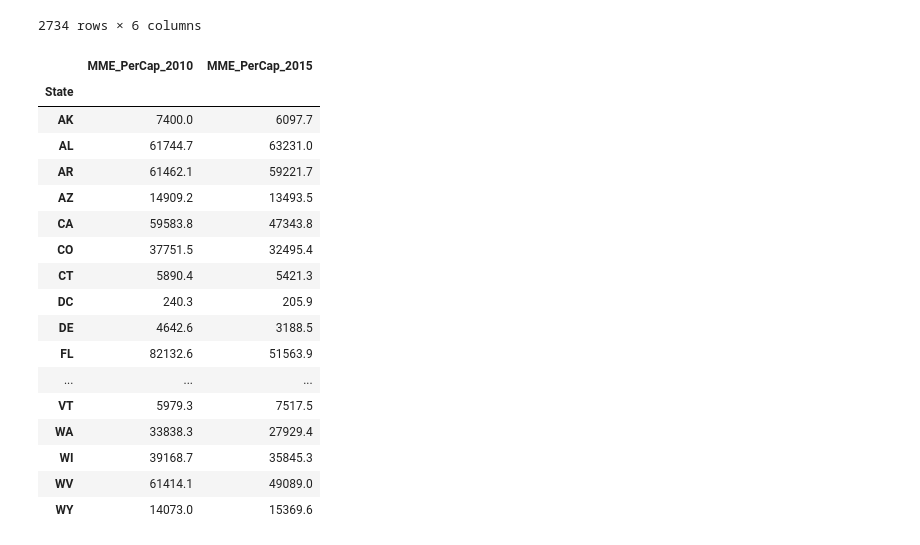
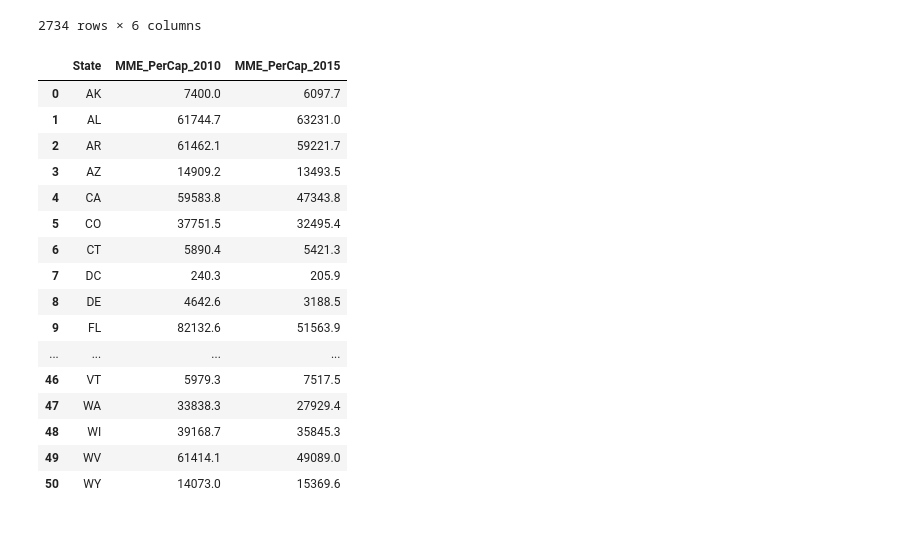
Before and after one commit to Emma-Pang/team_efx_dataproject, a Jupyter notebook: prescription_data/prescriptions2010_2015.ipynb, the cells around one changed output. Drawn from its saved outputs; the diff is of its cells as text; code cells hidden in the pictures.

```diff
--- a/prescription_data/prescriptions2010_2015.ipynb
+++ b/prescription_data/prescriptions2010_2015.ipynb
@@ -44,24 +44,25 @@ opioid_df
 # %%
 # Groupby state
 prescription_by_state=opioid_df.groupby(['State'])['MME_PerCap_2010','MME_PerCap_2015'].sum()
 state_df=pd.DataFrame(prescription_by_state)
+#reset index
+state_df=state_df.reset_index()
 state_df
 # %% [output]
-|  | MME_PerCap_2010 | MME_PerCap_2015 |
-| State |  |  |
-| AK | 7400.0 | 6097.7 |
-| AL | 61744.7 | 63231.0 |
-| AR | 61462.1 | 59221.7 |
-| AZ | 14909.2 | 13493.5 |
-| CA | 59583.8 | 47343.8 |
-| CO | 37751.5 | 32495.4 |
-| CT | 5890.4 | 5421.3 |
-| DC | 240.3 | 205.9 |
-| DE | 4642.6 | 3188.5 |
-| FL | 82132.6 | 51563.9 |
-| ... | ... | ... |
-| VT | 5979.3 | 7517.5 |
-| WA | 33838.3 | 27929.4 |
-| WI | 39168.7 | 35845.3 |
-| WV | 61414.1 | 49089.0 |
-| WY | 14073.0 | 15369.6 |
+|  | State | MME_PerCap_2010 | MME_PerCap_2015 |
+| 0 | AK | 7400.0 | 6097.7 |
+| 1 | AL | 61744.7 | 63231.0 |
+| 2 | AR | 61462.1 | 59221.7 |
+| 3 | AZ | 14909.2 | 13493.5 |
+| 4 | CA | 59583.8 | 47343.8 |
+| 5 | CO | 37751.5 | 32495.4 |
+| 6 | CT | 5890.4 | 5421.3 |
+| 7 | DC | 240.3 | 205.9 |
+| 8 | DE | 4642.6 | 3188.5 |
+| 9 | FL | 82132.6 | 51563.9 |
+| ... | ... | ... | ... |
+| 46 | VT | 5979.3 | 7517.5 |
+| 47 | WA | 33838.3 | 27929.4 |
+| 48 | WI | 39168.7 | 35845.3 |
+| 49 | WV | 61414.1 | 49089.0 |
+| 50 | WY | 14073.0 | 15369.6 |
```
Also changed, not shown: parts of 1 cell of this notebook.
